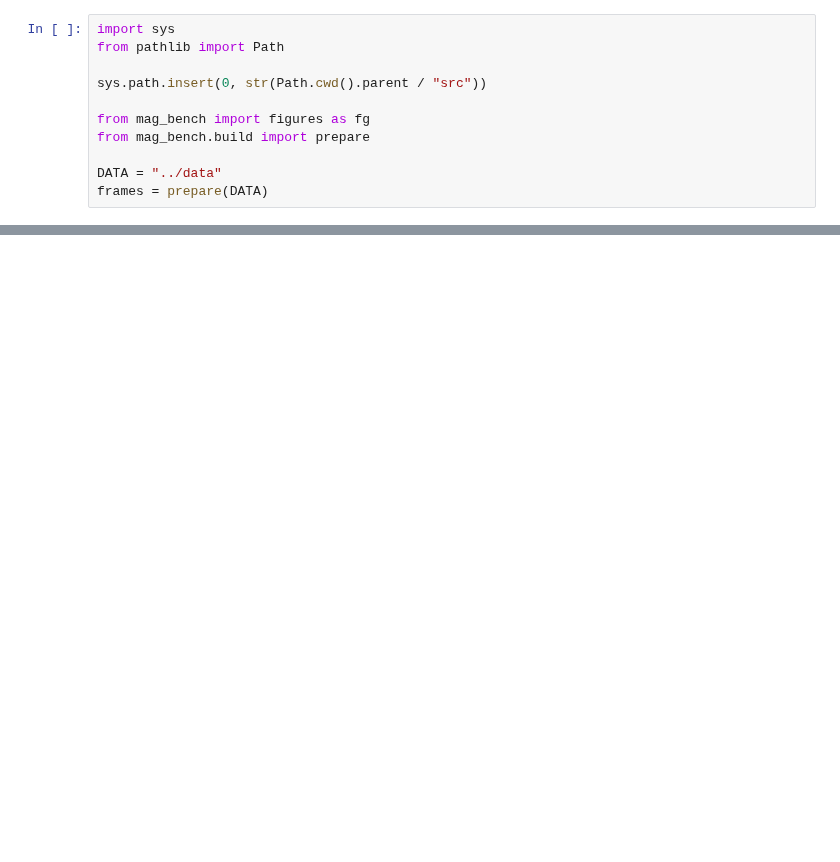
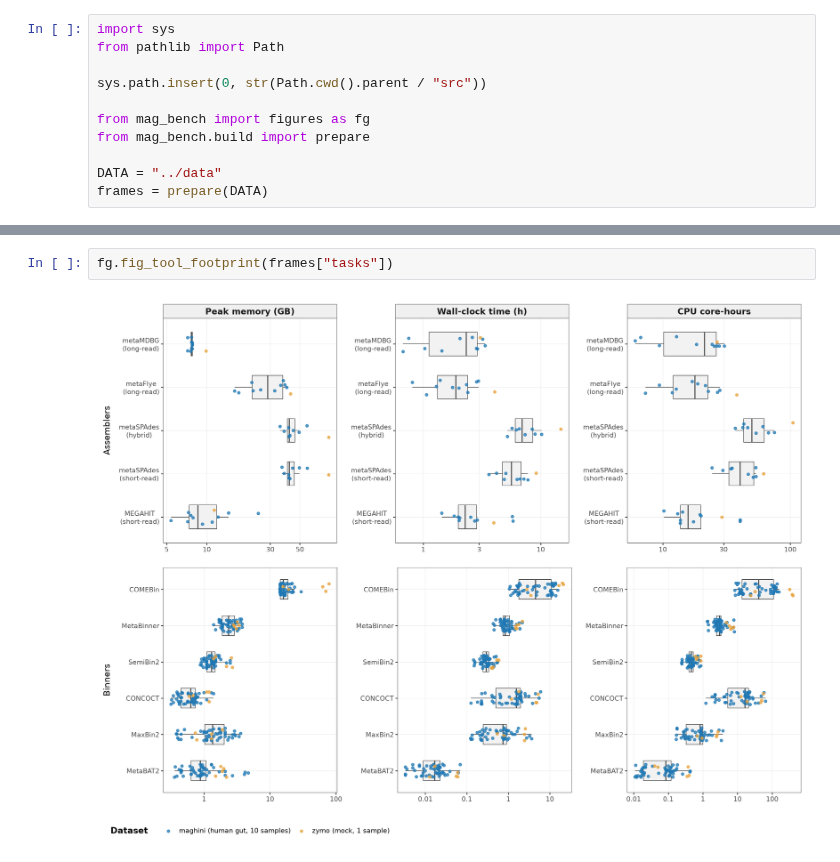
Before and after one commit to dialvarezs/nf-core-mag-benchmarks, a Jupyter notebook: notebooks/02_benchmarking_metrics.ipynb, the cells around one changed output, grey strips where cells are left out. Drawn from its saved outputs; the diff is of its cells as text; blank space fills up the shorter version.

```diff
--- a/notebooks/02_benchmarking_metrics.ipynb
+++ b/notebooks/02_benchmarking_metrics.ipynb
@@ -37,0 +37,4 @@ fg.fig_storage(frames["totals"])
+# %%
+fg.fig_tool_footprint(frames["tasks"])
+# %% [output]
+[figure, new version]
```
Also changed, not shown: parts of 17 cells of this notebook, 14 other files.
